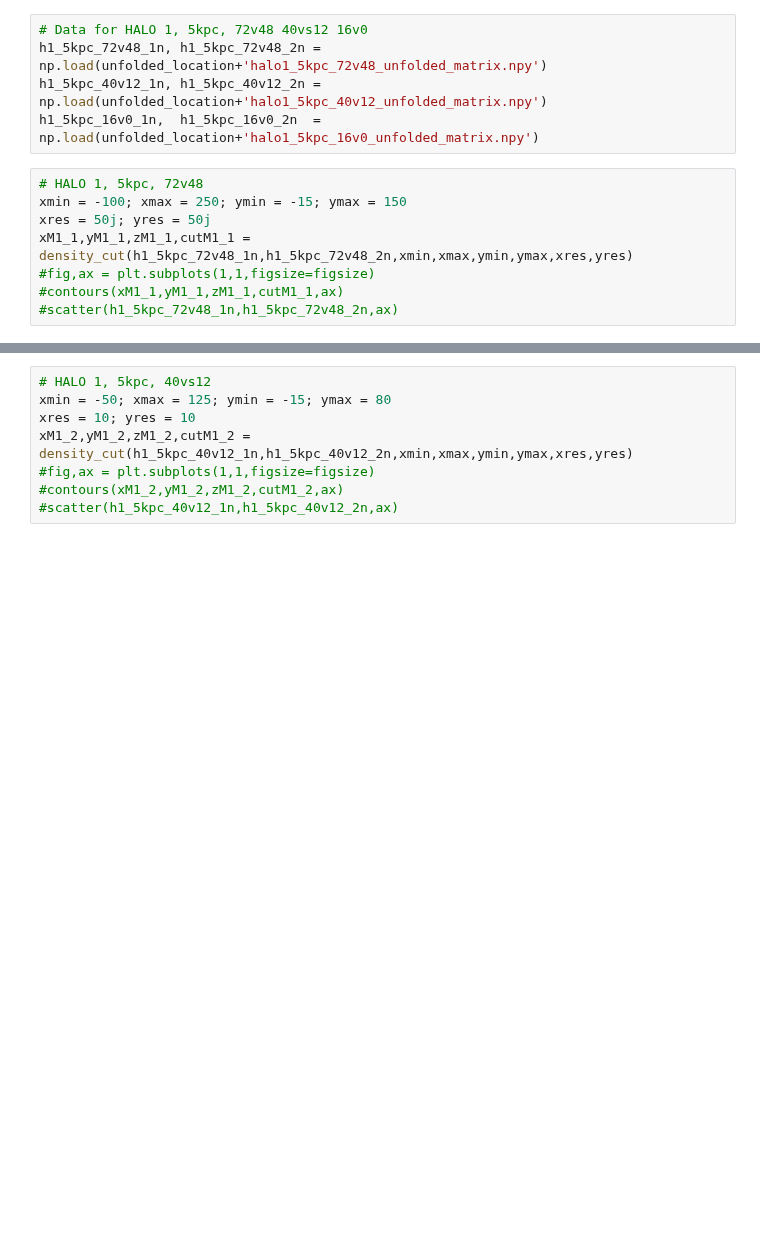
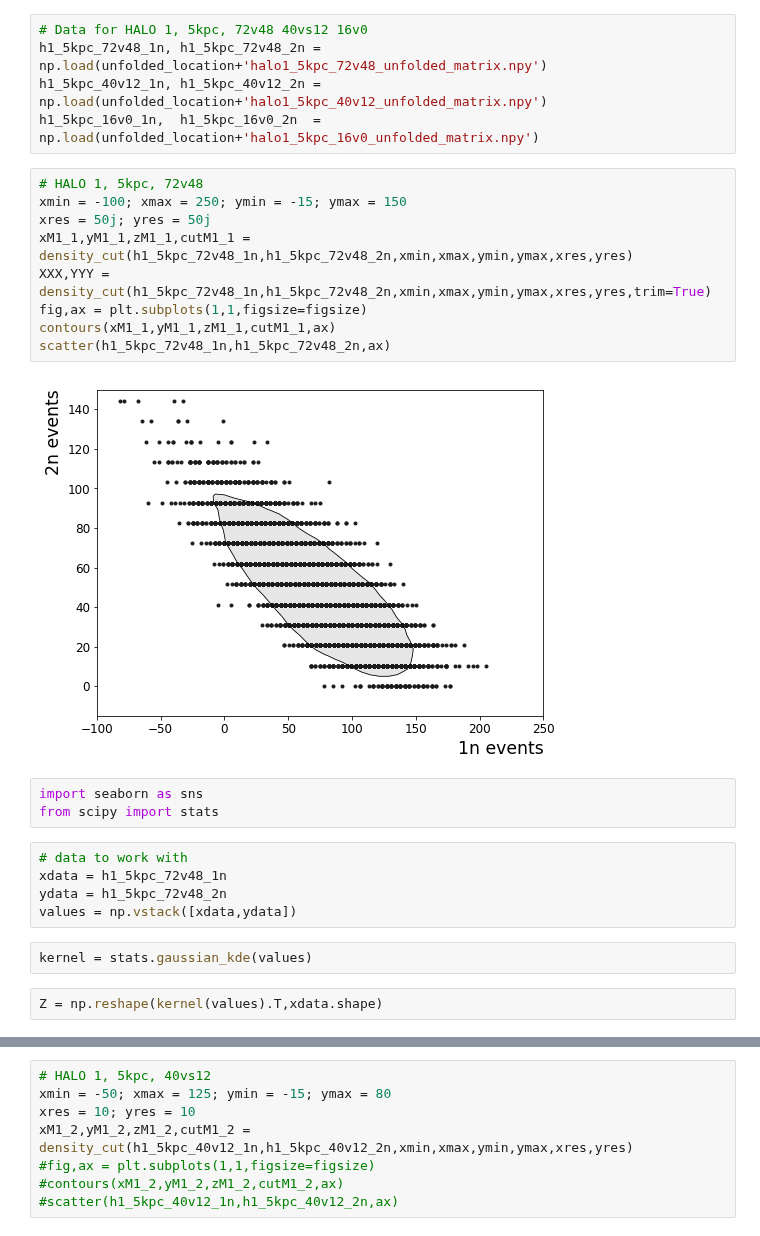
Before and after one commit to jfcrenshaw/halo, a Jupyter notebook: unfolding_plots.ipynb, the cells around one changed output, grey strips where cells are left out. Cells and saved outputs as stored; diff of their text form; blank space fills up the shorter version.

```diff
--- a/unfolding_plots.ipynb
+++ b/unfolding_plots.ipynb
@@ -50,8 +50,23 @@ h1_5kpc_16v0_1n,  h1_5kpc_16v0_2n  = np.load(unfolded_location+'halo1_5kpc_16v0_
 # %%
 # HALO 1, 5kpc, 72v48
 xmin = -100; xmax = 250; ymin = -15; ymax = 150
 xres = 50j; yres = 50j
 xM1_1,yM1_1,zM1_1,cutM1_1 = density_cut(h1_5kpc_72v48_1n,h1_5kpc_72v48_2n,xmin,xmax,ymin,ymax,xres,yres)
-#fig,ax = plt.subplots(1,1,figsize=figsize)
-#contours(xM1_1,yM1_1,zM1_1,cutM1_1,ax)
-#scatter(h1_5kpc_72v48_1n,h1_5kpc_72v48_2n,ax)
+XXX,YYY = density_cut(h1_5kpc_72v48_1n,h1_5kpc_72v48_2n,xmin,xmax,ymin,ymax,xres,yres,trim=True)
+fig,ax = plt.subplots(1,1,figsize=figsize)
+contours(xM1_1,yM1_1,zM1_1,cutM1_1,ax)
+scatter(h1_5kpc_72v48_1n,h1_5kpc_72v48_2n,ax)
+# %% [output]
+[figure, added]
+# %%
+import seaborn as sns
+from scipy import stats
+# %%
+# data to work with
+xdata = h1_5kpc_72v48_1n
+ydata = h1_5kpc_72v48_2n
+values = np.vstack([xdata,ydata])
+# %%
+kernel = stats.gaussian_kde(values)
+# %%
+Z = np.reshape(kernel(values).T,xdata.shape)
```
Also changed, not shown: parts of 7 cells of this notebook, 14 other files.
